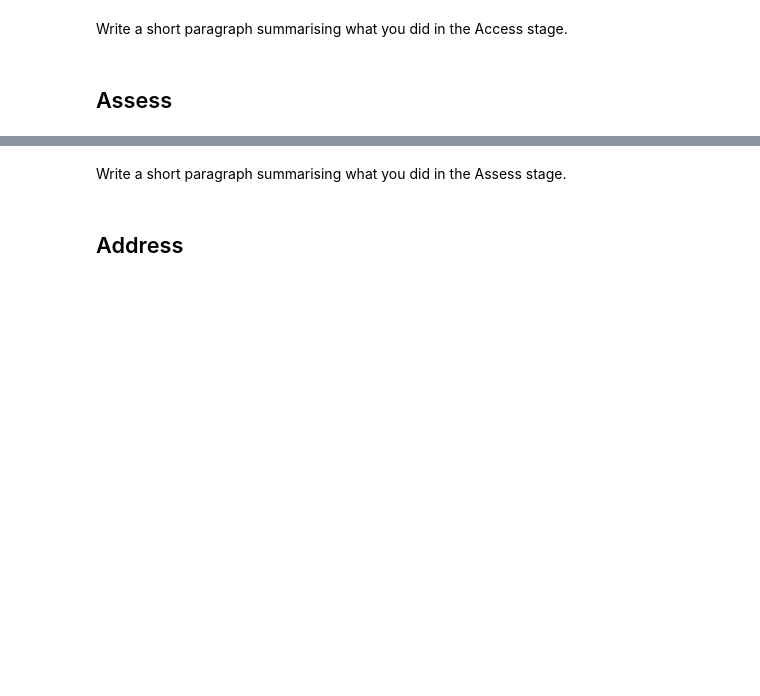
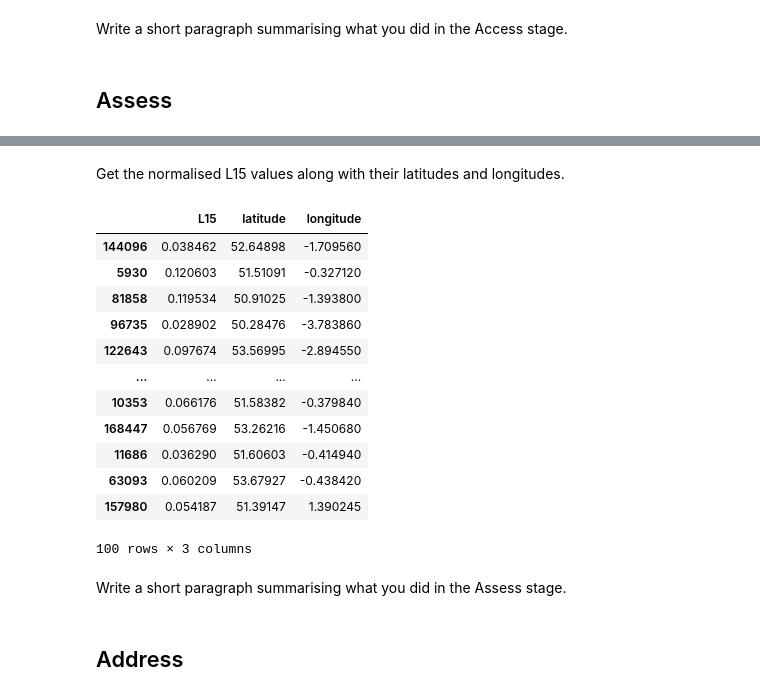
Before and after one commit to jr919cam/jr919_ads_2024, a Jupyter notebook: _notebooks/ads_course_assessment.ipynb, the cells around one changed output, grey strips where cells are left out. Cells and saved outputs as stored; diff of their text form; code cells hidden in the pictures; blank space fills up the shorter version.

```diff
--- a/_notebooks/ads_course_assessment.ipynb
+++ b/_notebooks/ads_course_assessment.ipynb
@@ -502,2 +538,26 @@ Write a short paragraph summarising what you did in the Access stage.
+# %% [markdown]
+Get the normalised L15 values along with their latitudes and longitudes.
+# %%
+sample_df = grouped_ns_sec_and_coordinate_df.sample(n=100, random_state=1)
+demographic_columns = ['does_not_apply','L1_L2_L3',	'L4_L5_L6',	'L7',	'L8_L9',	'L10_L11',	'L12',	'L13',	'L14',	'L15' ]
+total_demographics_pop = sample_df[demographic_columns].sum(axis=1)
+
+sample_df[demographic_columns] = sample_df[demographic_columns].div(total_demographics_pop, axis=0)
+norm_l15 = sample_df[['L15', 'latitude', 'longitude']]
+norm_l15
+# %% [output]
+|  | L15 | latitude | longitude |
+| 144096 | 0.038462 | 52.64898 | -1.709560 |
+| 5930 | 0.120603 | 51.51091 | -0.327120 |
+| 81858 | 0.119534 | 50.91025 | -1.393800 |
+| 96735 | 0.028902 | 50.28476 | -3.783860 |
+| 122643 | 0.097674 | 53.56995 | -2.894550 |
+| ... | ... | ... | ... |
+| 10353 | 0.066176 | 51.58382 | -0.379840 |
+| 168447 | 0.056769 | 53.26216 | -1.450680 |
+| 11686 | 0.036290 | 51.60603 | -0.414940 |
+| 63093 | 0.060209 | 53.67927 | -0.438420 |
+| 157980 | 0.054187 | 51.39147 | 1.390245 |
+100 rows × 3 columns
 # %% [markdown]
 Write a short paragraph summarising what you did in the Assess stage.
```
Also changed, not shown: parts of 6 cells of this notebook.
